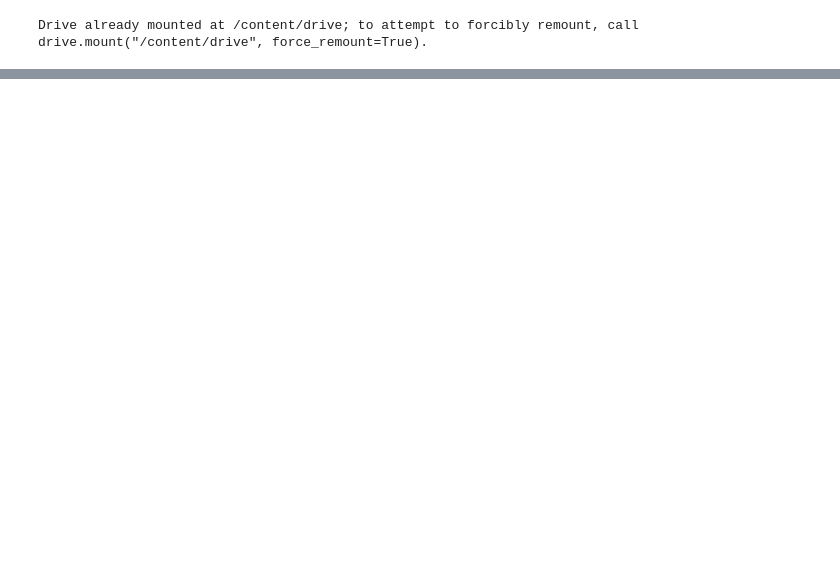
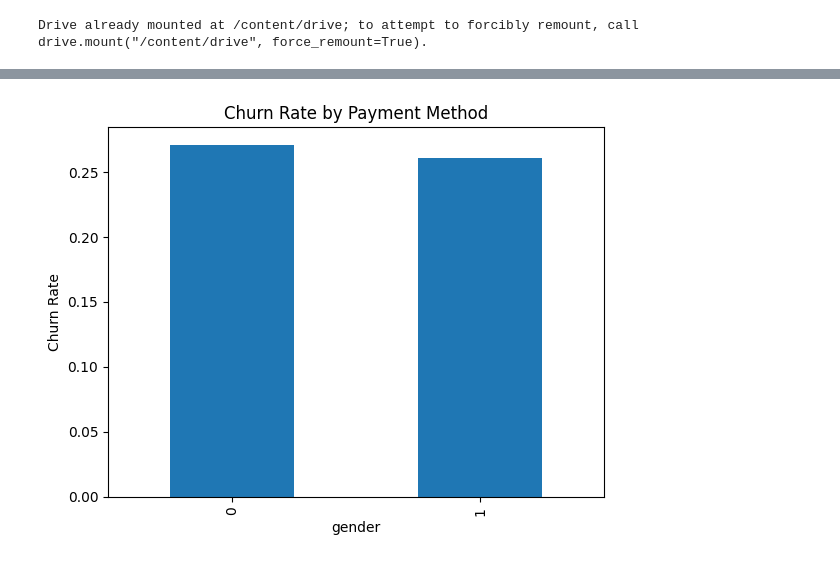
Before and after one commit to alwaysneedhelp/AI-Challenge, a Jupyter notebook: AI_Challenge_1(2).ipynb, the cells around one changed output, grey strips where cells are left out. Saved outputs shown, nothing was run; the diff lists cells and outputs as text; code cells hidden in the pictures; blank space fills up the shorter version.

```diff
--- a/AI_Challenge_1(2).ipynb
+++ b/AI_Challenge_1(2).ipynb
@@ -17,6 +21,3 @@ for name in df.columns:
   df[name] = df[name].apply(
       lambda x: "No" if str(x).startswith("No") else x
   )
-# %%
-for col in df.columns:
-  print(f'{df[col]} : {df[col].unique()}')
@@ -83,0 +113,11 @@ df = classifying(filling_missed(df))
+# %%
+# group by OnlineSecurity and calculate churn rate
+churn_rate = df.groupby("gender")["Churn"].mean()
+
+
+churn_rate.plot(kind="bar")
+plt.ylabel("Churn Rate")
+plt.title("Churn Rate by Payment Method")
+plt.show()
+# %% [output]
+[figure, added]
```
Also changed, not shown: parts of 22 cells of this notebook.
